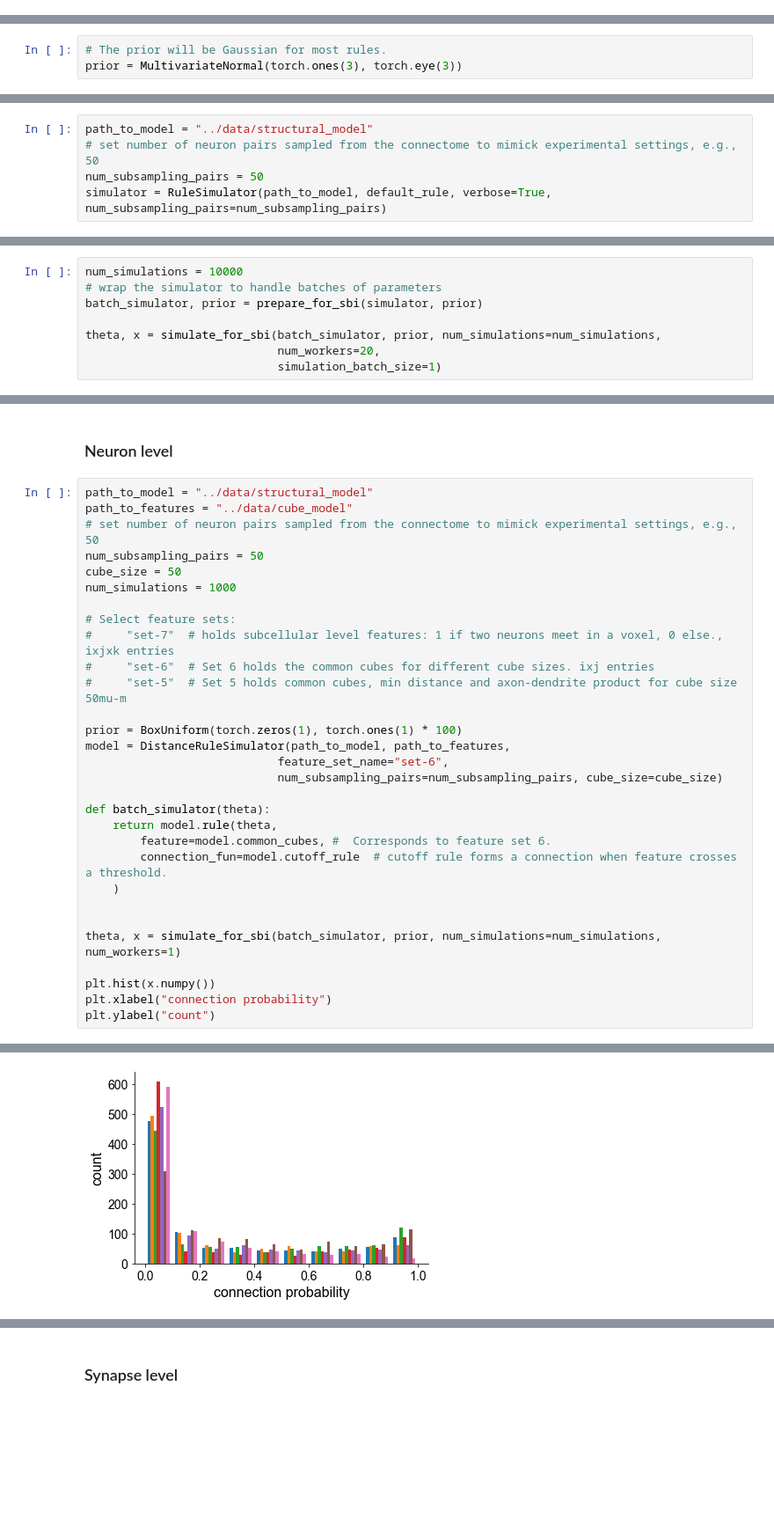
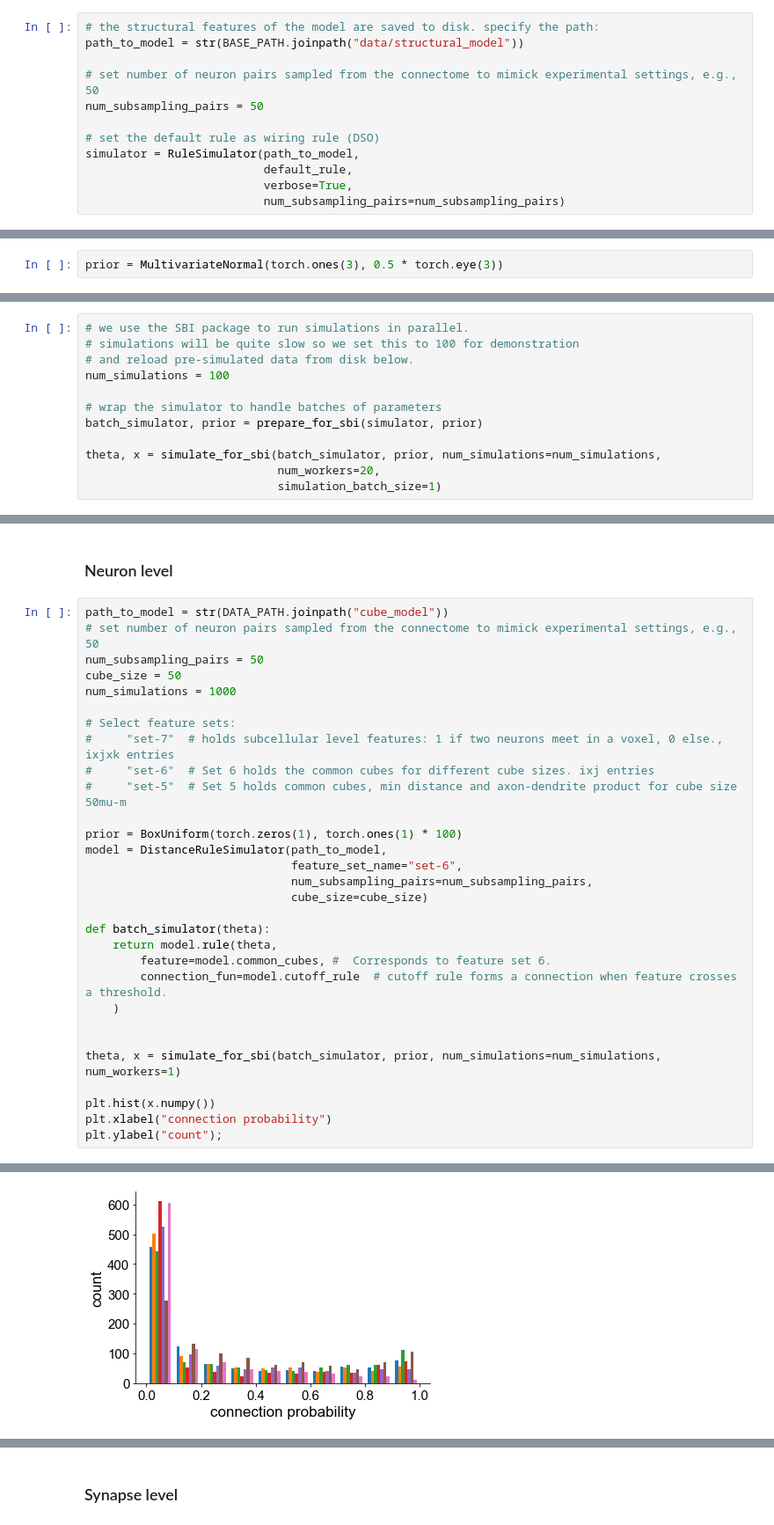
Before and after one commit to mackelab/sbi-for-connectomics, a Jupyter notebook: tutorials/1_simulation.ipynb, the cells around one changed output, grey strips where cells are left out. Shown at 88% size. Saved outputs shown, nothing was run; the diff lists cells and outputs as text; blank space fills up the shorter version.

```diff
--- a/tutorials/1_simulation.ipynb
+++ b/tutorials/1_simulation.ipynb
@@ -18,0 +57,12 @@ plt.style.use('../figures/plotting_settings.mplstyle')
+# %%
+# the structural features of the model are saved to disk. specify the path:
+path_to_model = str(BASE_PATH.joinpath("data/structural_model"))
+
+# set number of neuron pairs sampled from the connectome to mimick experimental settings, e.g., 50
+num_subsampling_pairs = 50
+
+# set the default rule as wiring rule (DSO)
+simulator = RuleSimulator(path_to_model,
+                          default_rule,
+                          verbose=True,
+                          num_subsampling_pairs=num_subsampling_pairs)
@@ -19,3 +79,2 @@ plt.style.use('../figures/plotting_settings.mplstyle')
 # %%
-# The prior will be Gaussian for most rules.
-prior = MultivariateNormal(torch.ones(3), torch.eye(3))
+prior = MultivariateNormal(torch.ones(3), 0.5 * torch.eye(3))
@@ -39,5 +80,0 @@ The simulator is applied to the full barrel cortex column with more then 14 mill
-# %%
-path_to_model = "../data/structural_model"
-# set number of neuron pairs sampled from the connectome to mimick experimental settings, e.g., 50
-num_subsampling_pairs = 50
-simulator = RuleSimulator(path_to_model, default_rule, verbose=True, num_subsampling_pairs=num_subsampling_pairs)
@@ -54,5 +81,9 @@ constraint 6, num rows (with overlap) 1096435
 # %%
-num_simulations = 10000
+# we use the SBI package to run simulations in parallel.
+# simulations will be quite slow so we set this to 100 for demonstration
+# and reload pre-simulated data from disk below.
+num_simulations = 100
+
 # wrap the simulator to handle batches of parameters
 batch_simulator, prior = prepare_for_sbi(simulator, prior)
 
@@ -117,36 +161,36 @@ However, the synapse level rule, because it has ixjxk entries to simulate, can b
 # %% [markdown]
 ### Neuron level
 # %%
-path_to_model = "../data/structural_model"
-path_to_features = "../data/cube_model"
+path_to_model = str(DATA_PATH.joinpath("cube_model"))
 # set number of neuron pairs sampled from the connectome to mimick experimental settings, e.g., 50
 num_subsampling_pairs = 50
 cube_size = 50
 num_simulations = 1000
 
 # Select feature sets:
 #     "set-7"  # holds subcellular level features: 1 if two neurons meet in a voxel, 0 else., ixjxk entries
 #     "set-6"  # Set 6 holds the common cubes for different cube sizes. ixj entries
 #     "set-5"  # Set 5 holds common cubes, min distance and axon-dendrite product for cube size 50mu-m
 
 prior = BoxUniform(torch.zeros(1), torch.ones(1) * 100)
-model = DistanceRuleSimulator(path_to_model, path_to_features,
-                            feature_set_name="set-6",
-                            num_subsampling_pairs=num_subsampling_pairs, cube_size=cube_size)
+model = DistanceRuleSimulator(path_to_model,
+                              feature_set_name="set-6",
+                              num_subsampling_pairs=num_subsampling_pairs,
+                              cube_size=cube_size)
 
 def batch_simulator(theta):
     return model.rule(theta,
         feature=model.common_cubes, #  Corresponds to feature set 6.
         connection_fun=model.cutoff_rule  # cutoff rule forms a connection when feature crosses a threshold.
     )
 
 
 theta, x = simulate_for_sbi(batch_simulator, prior, num_simulations=num_simulations, num_workers=1)
 
 plt.hist(x.numpy())
 plt.xlabel("connection probability")
-plt.ylabel("count")
+plt.ylabel("count");
 # %% [output]
 using feature set-6
 Text(0, 0.5, 'count')
-[figure, old version]
+[figure, new version]
```
Also changed, not shown: parts of 24 cells of this notebook, 4 other files.
